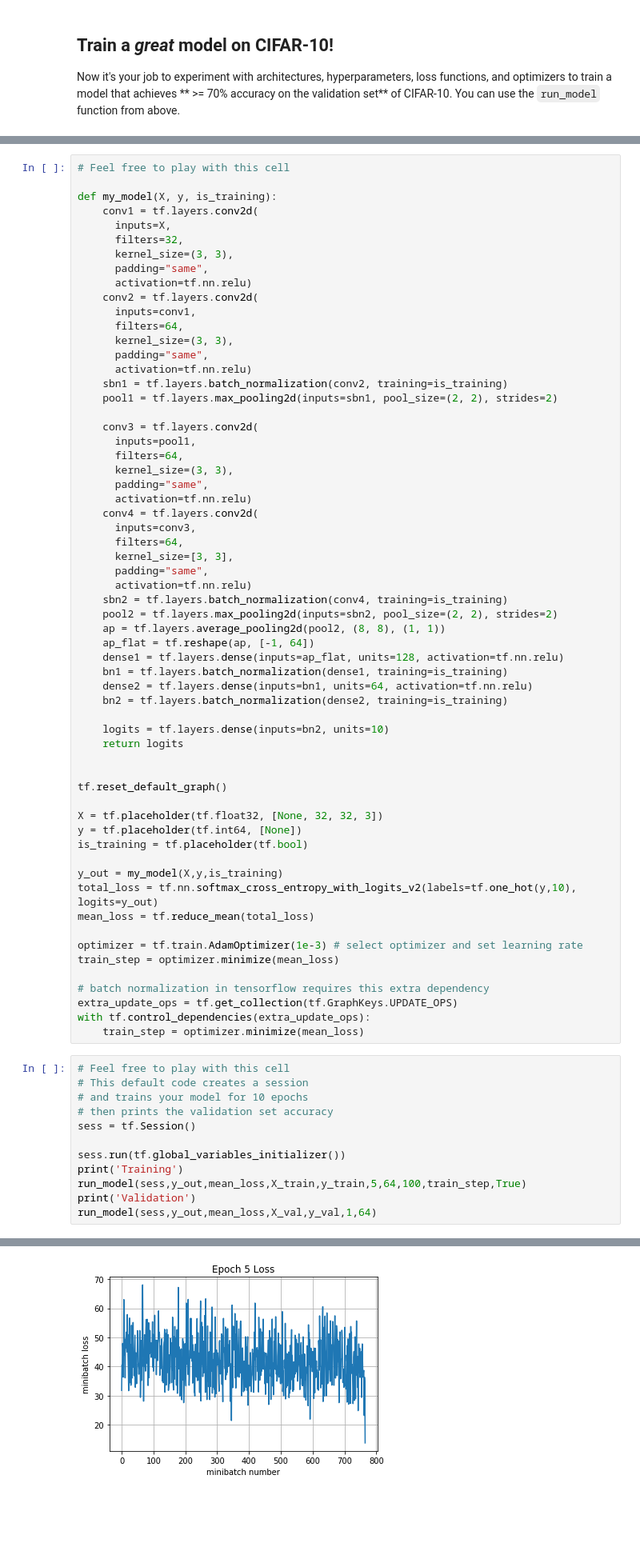
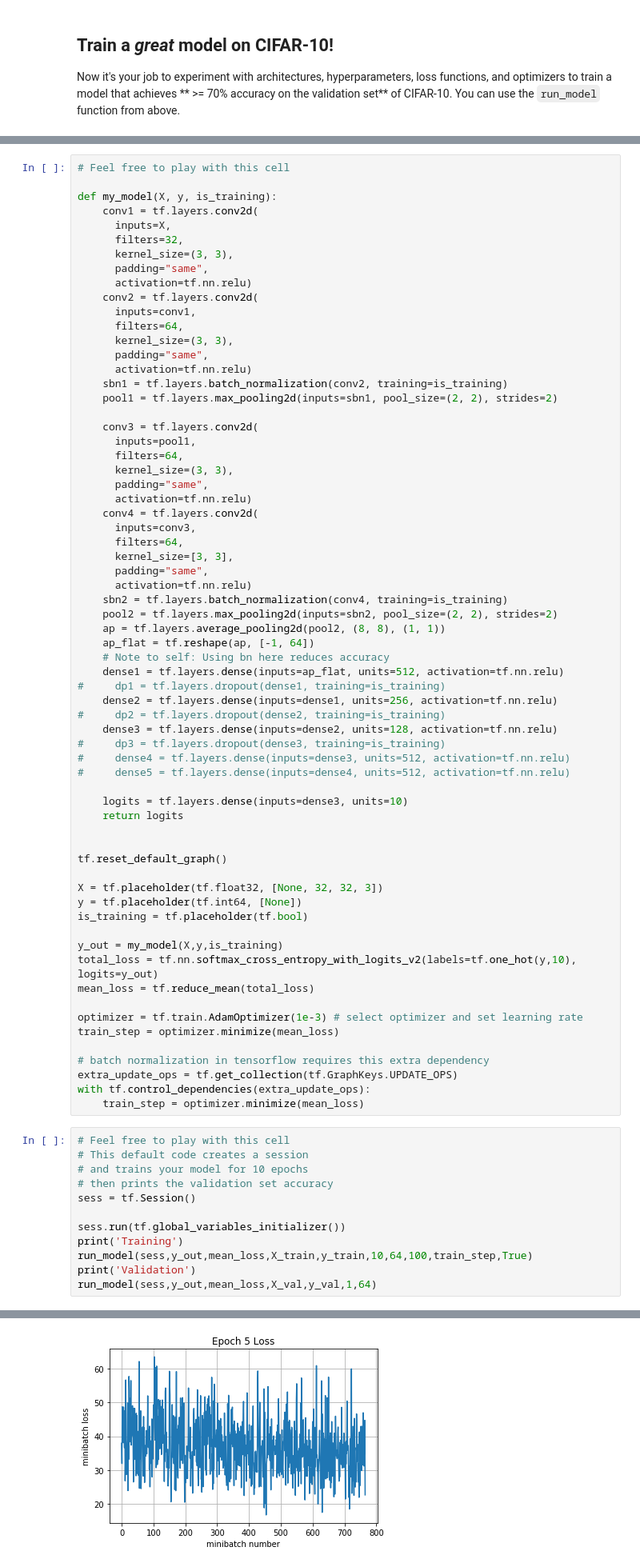
Before and after one commit to mcreng/cs231n, a Jupyter notebook: PA2/TensorFlow.ipynb, the cells around one changed output, grey strips where cells are left out. Shown at 80% size. Saved outputs shown, nothing was run; the diff lists cells and outputs as text; blank space fills up the shorter version.

Commit message:
[PA2] 74.3% accuracy on tensorflow

```diff
--- a/PA2/TensorFlow.ipynb
+++ b/PA2/TensorFlow.ipynb
@@ -487,12 +487,17 @@ def my_model(X, y, is_training):
     pool2 = tf.layers.max_pooling2d(inputs=sbn2, pool_size=(2, 2), strides=2)
     ap = tf.layers.average_pooling2d(pool2, (8, 8), (1, 1))
     ap_flat = tf.reshape(ap, [-1, 64])
-    dense1 = tf.layers.dense(inputs=ap_flat, units=128, activation=tf.nn.relu)
-    bn1 = tf.layers.batch_normalization(dense1, training=is_training)
-    dense2 = tf.layers.dense(inputs=bn1, units=64, activation=tf.nn.relu)
-    bn2 = tf.layers.batch_normalization(dense2, training=is_training)
+    # Note to self: Using bn here reduces accuracy
+    dense1 = tf.layers.dense(inputs=ap_flat, units=512, activation=tf.nn.relu)
+#     dp1 = tf.layers.dropout(dense1, training=is_training)
+    dense2 = tf.layers.dense(inputs=dense1, units=256, activation=tf.nn.relu)
+#     dp2 = tf.layers.dropout(dense2, training=is_training)
+    dense3 = tf.layers.dense(inputs=dense2, units=128, activation=tf.nn.relu)
+#     dp3 = tf.layers.dropout(dense3, training=is_training)
+#     dense4 = tf.layers.dense(inputs=dense3, units=512, activation=tf.nn.relu)
+#     dense5 = tf.layers.dense(inputs=dense4, units=512, activation=tf.nn.relu)
 
-    logits = tf.layers.dense(inputs=bn2, units=10)
+    logits = tf.layers.dense(inputs=dense3, units=10)
     return logits
 
 
@@ -522,7 +527,7 @@ sess = tf.Session()
 
 sess.run(tf.global_variables_initializer())
 print('Training')
-run_model(sess,y_out,mean_loss,X_train,y_train,5,64,100,train_step,True)
+run_model(sess,y_out,mean_loss,X_train,y_train,10,64,100,train_step,True)
 print('Validation')
 run_model(sess,y_out,mean_loss,X_val,y_val,1,64)
 # %% [output]
@@ -578 +583 @@ Epoch 5, Overall loss = 0.658 and accuracy of 0.77
-[figure, old version]
+[figure, new version]
```
Also changed, not shown: parts of 3 cells of this notebook.
